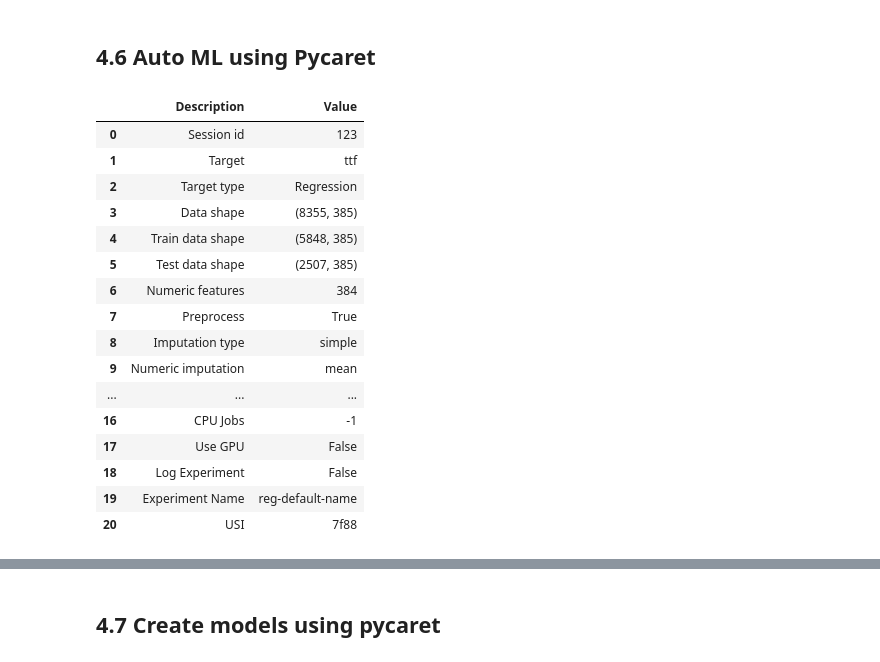
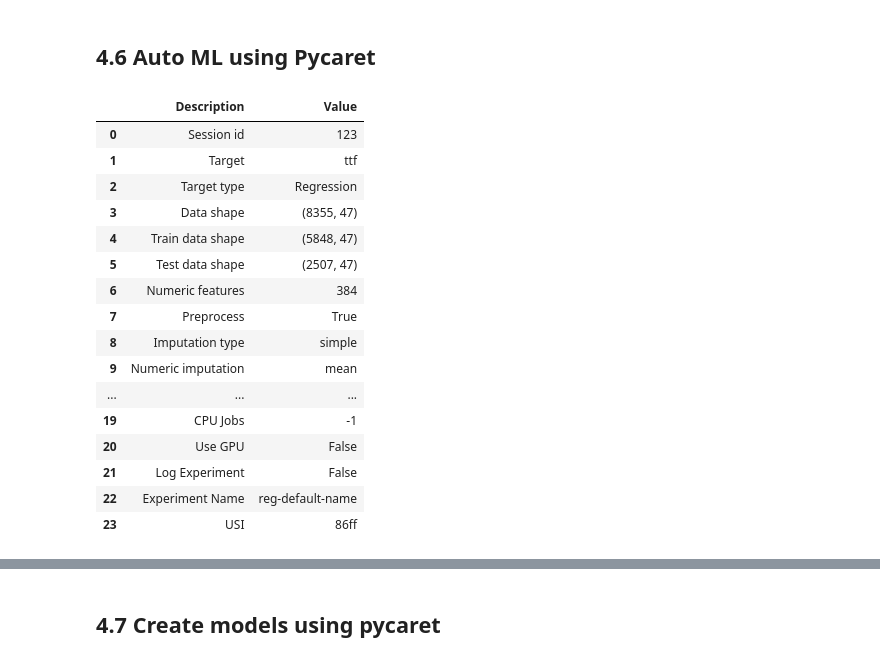
Before and after one commit to qq7933086/Laboratory_earthquake_time_prediction, a Jupyter notebook: Notebooks/04_preprocessing_and_training_Pycaret.ipynb, the cells around one changed output, grey strips where cells are left out. Cells and saved outputs as stored; diff of their text form; code cells hidden in the pictures.

```diff
--- a/Notebooks/04_preprocessing_and_training_Pycaret.ipynb
+++ b/Notebooks/04_preprocessing_and_training_Pycaret.ipynb
@@ -99,30 +69,32 @@ train_df.shape
 # %%
 # init setup
 
 # cv = LeaveOneGroupOut()
 s = setup(train_df,
           target = 'ttf',
           normalize = True,
-          session_id = 123
+          session_id = 123,
+          pca = True,
+          pca_components = 0.95
          ) #event_df['event_id'] , fold_group100
 # %% [output]
 |  | Description | Value |
 | 0 | Session id | 123 |
 | 1 | Target | ttf |
 | 2 | Target type | Regression |
-| 3 | Data shape | (8355, 385) |
-| 4 | Train data shape | (5848, 385) |
-| 5 | Test data shape | (2507, 385) |
+| 3 | Data shape | (8355, 47) |
+| 4 | Train data shape | (5848, 47) |
+| 5 | Test data shape | (2507, 47) |
 | 6 | Numeric features | 384 |
 | 7 | Preprocess | True |
 | 8 | Imputation type | simple |
 | 9 | Numeric imputation | mean |
 | ... | ... | ... |
-| 16 | CPU Jobs | -1 |
-| 17 | Use GPU | False |
-| 18 | Log Experiment | False |
-| 19 | Experiment Name | reg-default-name |
-| 20 | USI | 7f88 |
+| 19 | CPU Jobs | -1 |
+| 20 | Use GPU | False |
+| 21 | Log Experiment | False |
+| 22 | Experiment Name | reg-default-name |
+| 23 | USI | 86ff |
 # %%
 # model training and selection
 best = compare_models(sort = 'MAE', exclude = ['par','lar','llar'])
```
Also changed, not shown: parts of 49 cells of this notebook.
